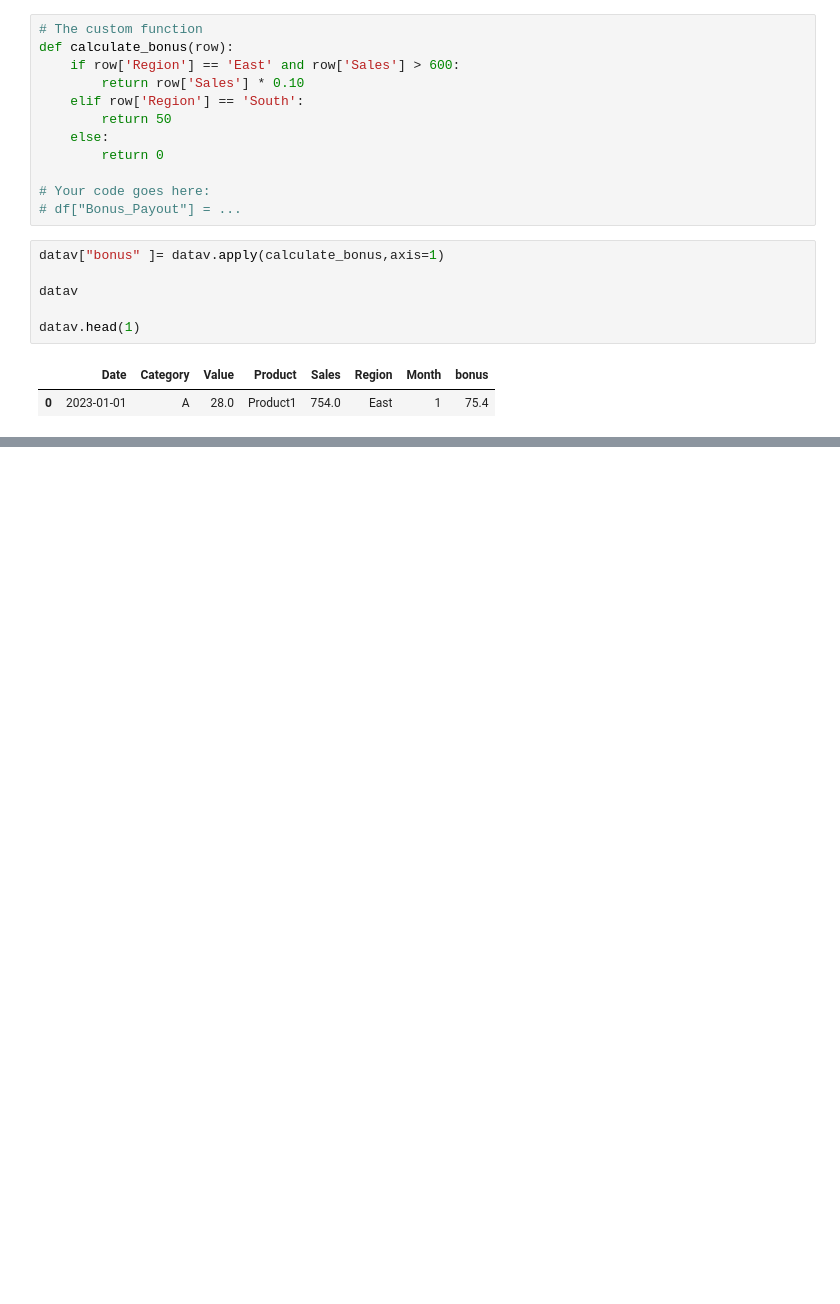
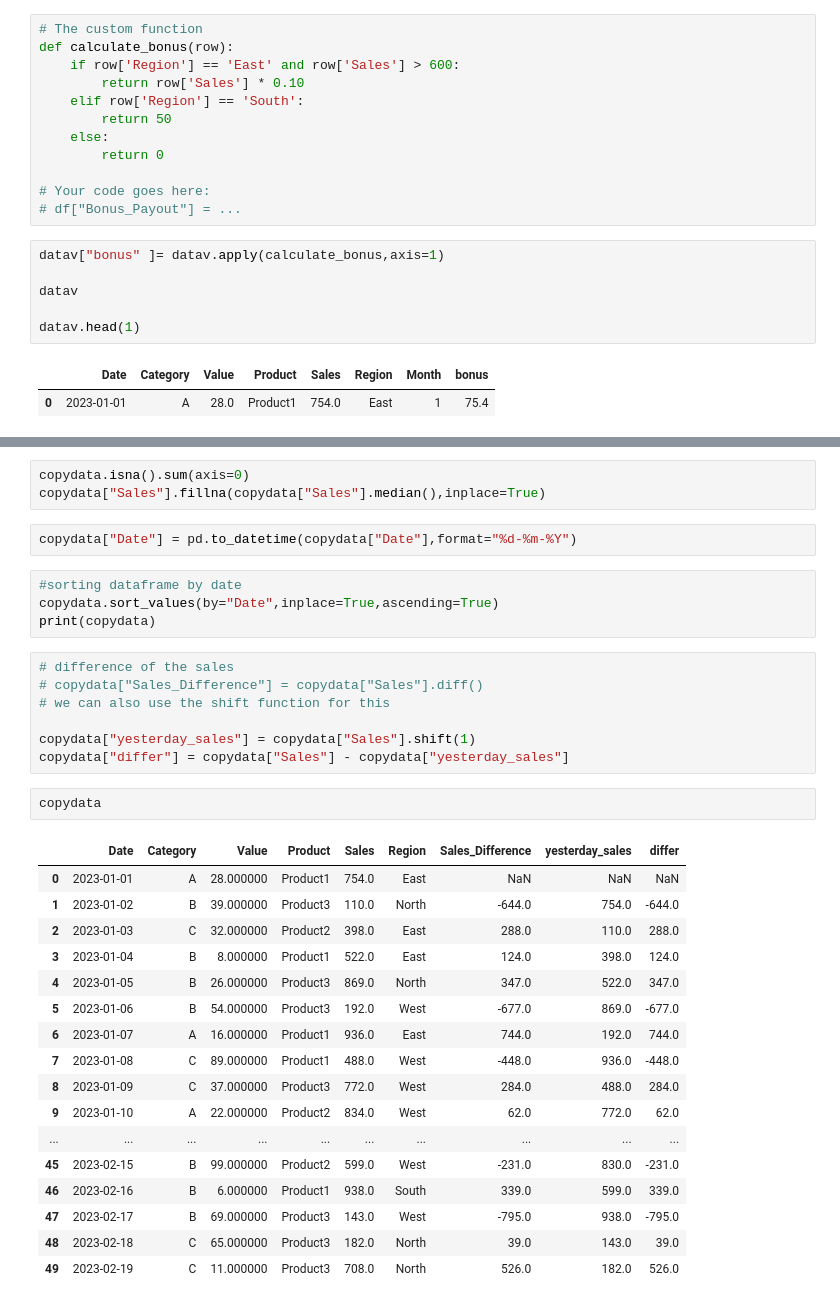
Before and after one commit to Youraj9/data-analytics, a Jupyter notebook: USING PYTHON/DATA-ANALYSIS.ipynb, the cells around one changed output, grey strips where cells are left out. Drawn from its saved outputs; the diff is of its cells as text; blank space fills up the shorter version.

```diff
--- a/USING PYTHON/DATA-ANALYSIS.ipynb
+++ b/USING PYTHON/DATA-ANALYSIS.ipynb
@@ -608,0 +618,36 @@ datav.head(1)
+# %%
+copydata.isna().sum(axis=0)
+copydata["Sales"].fillna(copydata["Sales"].median(),inplace=True)
+# %%
+copydata["Date"] = pd.to_datetime(copydata["Date"],format="%d-%m-%Y")
+# %%
+#sorting dataframe by date
+copydata.sort_values(by="Date",inplace=True,ascending=True)
+print(copydata)
+# %%
+# difference of the sales
+# copydata["Sales_Difference"] = copydata["Sales"].diff()
+# we can also use the shift function for this
+
+copydata["yesterday_sales"] = copydata["Sales"].shift(1)
+copydata["differ"] = copydata["Sales"] - copydata["yesterday_sales"]
+# %%
+copydata
+# %% [output]
+|  | Date | Category | Value | Product | Sales | Region | Sales_Difference | yesterday_sales | differ |
+| 0 | 2023-01-01 | A | 28.000000 | Product1 | 754.0 | East | NaN | NaN | NaN |
+| 1 | 2023-01-02 | B | 39.000000 | Product3 | 110.0 | North | -644.0 | 754.0 | -644.0 |
+| 2 | 2023-01-03 | C | 32.000000 | Product2 | 398.0 | East | 288.0 | 110.0 | 288.0 |
+| 3 | 2023-01-04 | B | 8.000000 | Product1 | 522.0 | East | 124.0 | 398.0 | 124.0 |
+| 4 | 2023-01-05 | B | 26.000000 | Product3 | 869.0 | North | 347.0 | 522.0 | 347.0 |
+| 5 | 2023-01-06 | B | 54.000000 | Product3 | 192.0 | West | -677.0 | 869.0 | -677.0 |
+| 6 | 2023-01-07 | A | 16.000000 | Product1 | 936.0 | East | 744.0 | 192.0 | 744.0 |
+| 7 | 2023-01-08 | C | 89.000000 | Product1 | 488.0 | West | -448.0 | 936.0 | -448.0 |
+| 8 | 2023-01-09 | C | 37.000000 | Product3 | 772.0 | West | 284.0 | 488.0 | 284.0 |
+| 9 | 2023-01-10 | A | 22.000000 | Product2 | 834.0 | West | 62.0 | 772.0 | 62.0 |
+| ... | ... | ... | ... | ... | ... | ... | ... | ... | ... |
+| 45 | 2023-02-15 | B | 99.000000 | Product2 | 599.0 | West | -231.0 | 830.0 | -231.0 |
+| 46 | 2023-02-16 | B | 6.000000 | Product1 | 938.0 | South | 339.0 | 599.0 | 339.0 |
+| 47 | 2023-02-17 | B | 69.000000 | Product3 | 143.0 | West | -795.0 | 938.0 | -795.0 |
+| 48 | 2023-02-18 | C | 65.000000 | Product3 | 182.0 | North | 39.0 | 143.0 | 39.0 |
+| 49 | 2023-02-19 | C | 11.000000 | Product3 | 708.0 | North | 526.0 | 182.0 | 526.0 |
```
Also changed, not shown: parts of 1 cell of this notebook.
